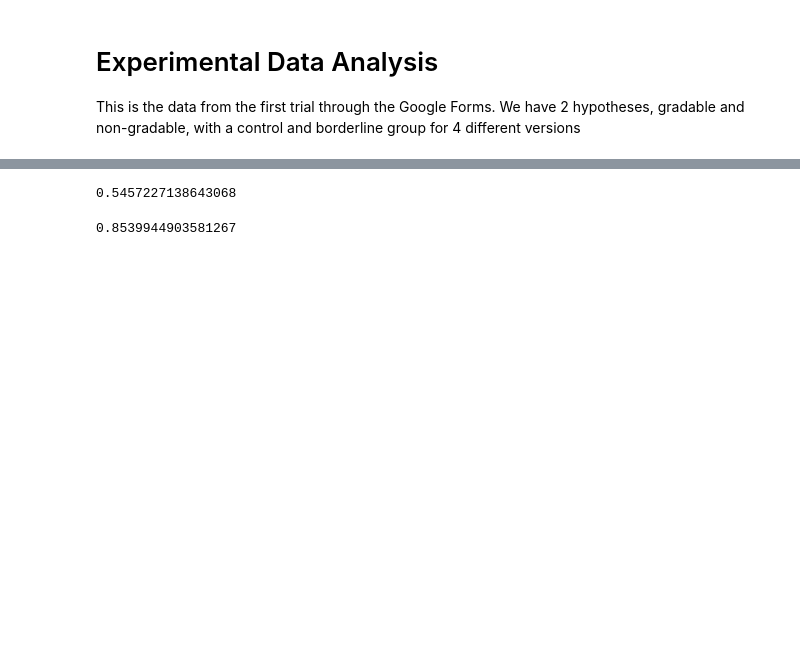
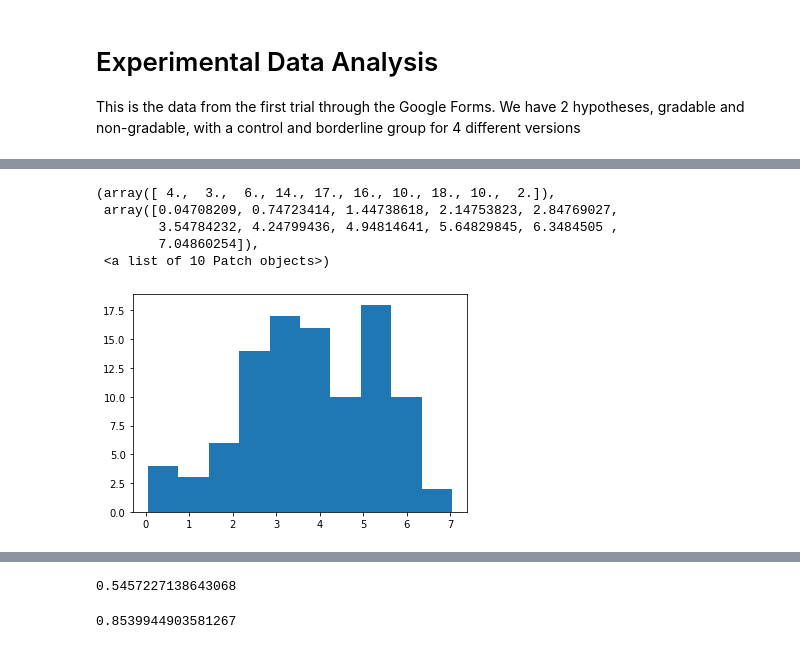
Before and after one commit to haparici/learning-adjectival-meaning, a Jupyter notebook: experimental_data_analysis.ipynb, the cells around one changed output, grey strips where cells are left out. Cells and saved outputs as stored; diff of their text form; code cells hidden in the pictures; blank space fills up the shorter version.

```diff
--- a/experimental_data_analysis.ipynb
+++ b/experimental_data_analysis.ipynb
@@ -27,3 +39,13 @@ Version 1 (Borderline)
+# %%
+a = np.random.normal(4, 1.4310764472870756, size=100)
+plt.hist(a)
+# %% [output]
+(array([ 4.,  3.,  6., 14., 17., 16., 10., 18., 10.,  2.]),
+ array([0.04708209, 0.74723414, 1.44738618, 2.14753823, 2.84769027,
+        3.54784232, 4.24799436, 4.94814641, 5.64829845, 6.3484505 ,
+        7.04860254]),
+ <a list of 10 Patch objects>)
+[figure, added]
 # %%
 fig,axs = plt.subplots(2,2,figsize=(8,8))
 tups = [(0,0),(0,1),(1,0),(1,1)]
```
Also changed, not shown: parts of 39 cells of this notebook, 19 other files.
